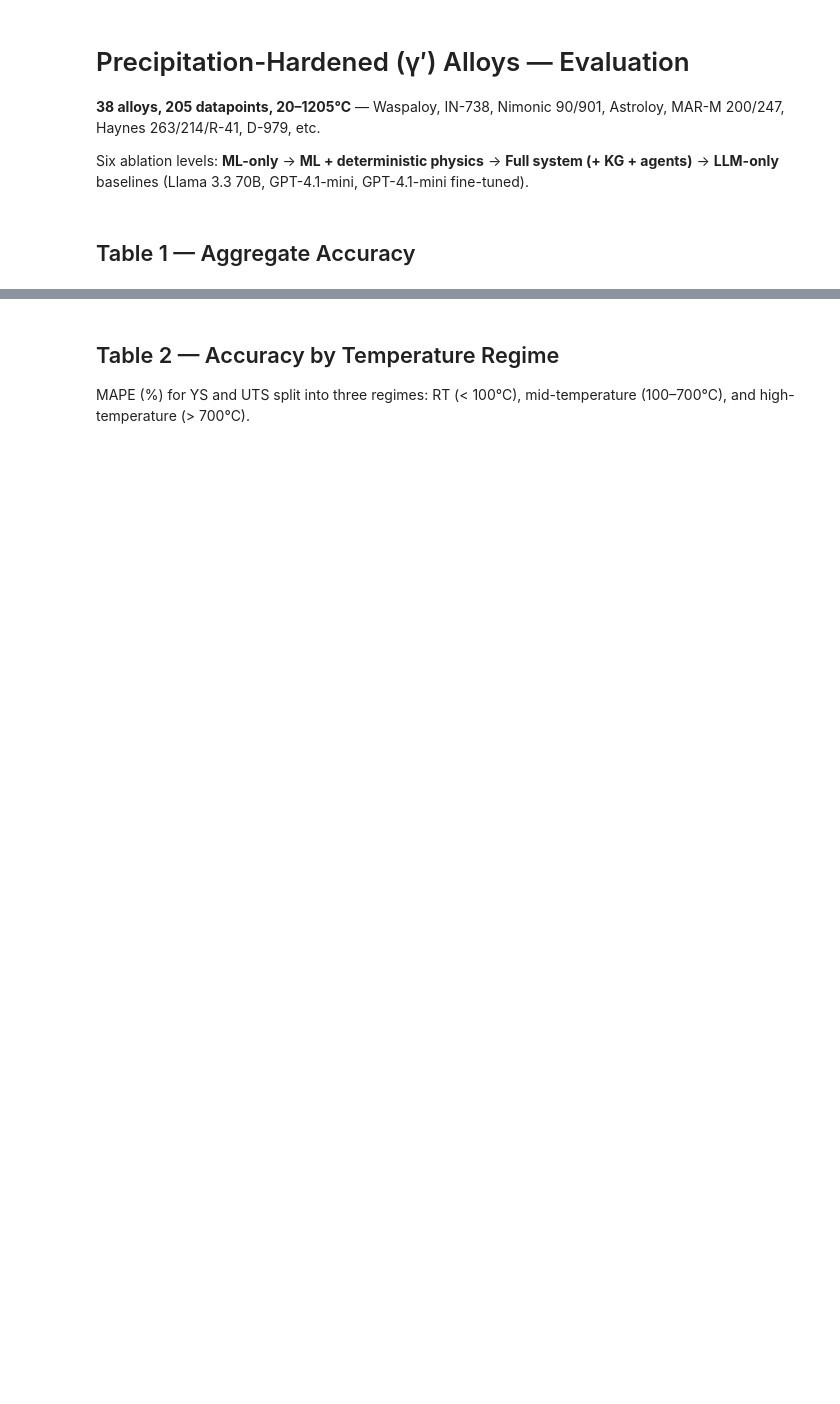
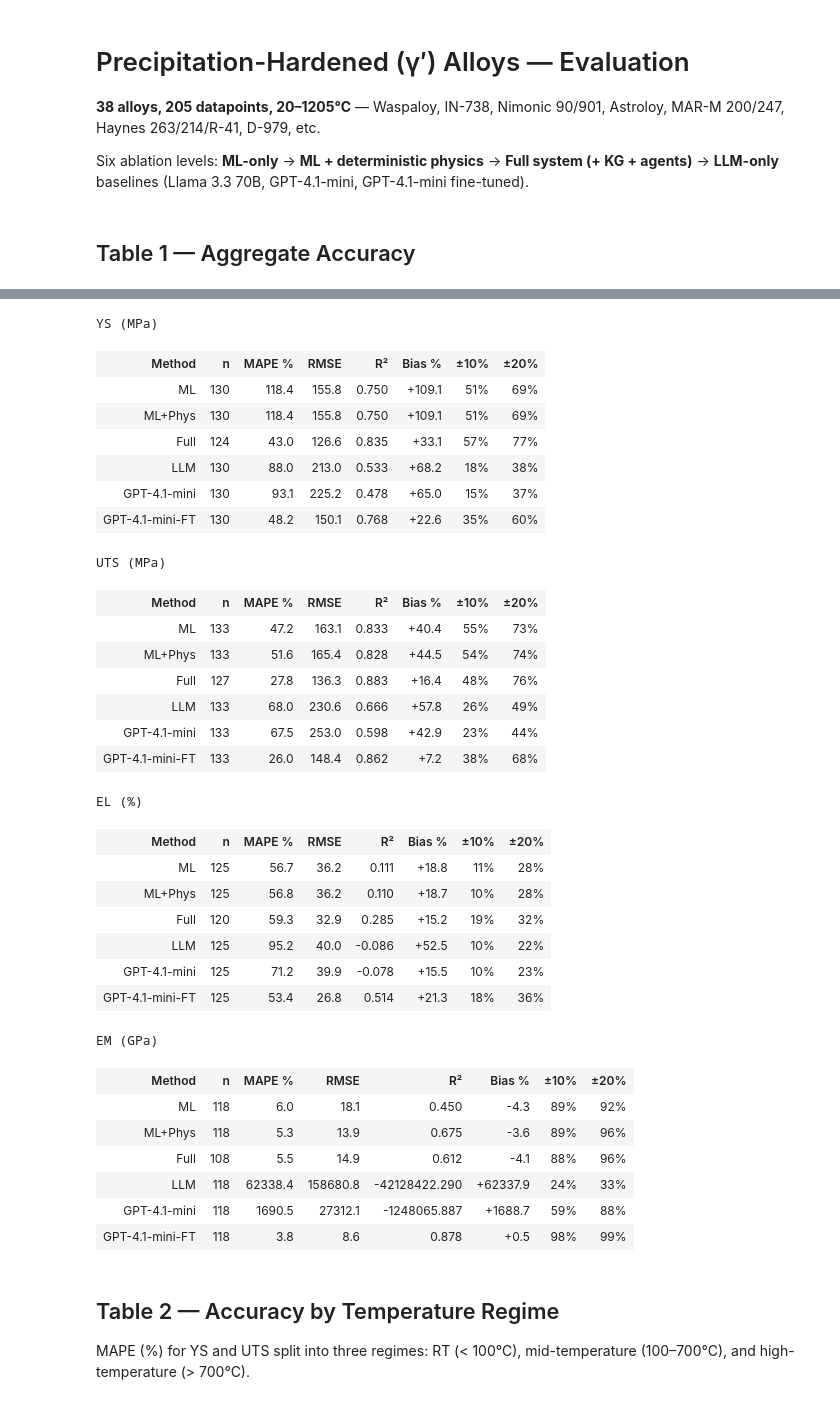
Before and after one commit to AlexLecu/AlloyGraph, a Jupyter notebook: evaluation/prediction/notebooks/01_evaluate_precip.ipynb, the cells around one changed output, grey strips where cells are left out. Drawn from its saved outputs; the diff is of its cells as text; code cells hidden in the pictures; blank space fills up the shorter version.

```diff
--- a/evaluation/prediction/notebooks/01_evaluate_precip.ipynb
+++ b/evaluation/prediction/notebooks/01_evaluate_precip.ipynb
@@ -104,3 +50,83 @@ EM (GPa)
+# %%
+from IPython.display import HTML
+
+rows = []
+for mn, df in METHODS.items():
+    for pc, ac, lbl in PROPS:
+        m = metrics(df, pc, ac)
+        rows.append({**m, 'Method': mn, 'Property': lbl,
+                     '±10%': pct_within(df,pc,ac,10), '±20%': pct_within(df,pc,ac,20)})
+
+tbl = pd.DataFrame(rows)
+
+def build_table_html(sub, columns_spec):
+    """Build an HTML table with inline green background on best values."""
+    HIGHLIGHT = 'background-color:#d4edda;font-weight:bold'
+    html = '<table border="1" style="border-collapse:collapse;text-align:right">\n'
+    html += '<tr><th style="text-align:left">Method</th>'
+    for col, _, _ in columns_spec:
+        html += f'<th style="padding:4px 8px">{col}</th>'
+    html += '</tr>\n'
+    best_map = {}
+    for col, best, _ in columns_spec:
+        if best is None: continue
+        vals = pd.to_numeric(sub[col], errors='coerce')
+        if best == 'min': best_map[col] = vals.idxmin()
+        elif best == 'max': best_map[col] = vals.idxmax()
+        elif best == 'abs_min': best_map[col] = vals.abs().idxmin()
+    for idx in sub.index:
+        html += f'<tr><td style="text-align:left;padding:4px 8px"><b>{idx}</b></td>'
+        for col, best, fmt in columns_spec:
+            val = sub.loc[idx, col]
+            s = fmt.format(val) if pd.notna(val) else '\u2014'
+            is_best = best is not None and idx == best_map.get(col)
+            style = f'{HIGHLIGHT};padding:4px 8px' if is_best else 'padding:4px 8px'
+            html += f'<td style="{style}">{s}</td>'
+        html += '</tr>\n'
+    html += '</table>'
+    return html
+
+for prop in ['YS (MPa)', 'UTS (MPa)', 'EL (%)', 'EM (GPa)']:
+    sub = tbl[tbl['Property']==prop][['Method','n','mape','rmse','r2','bias','±10%','±20%']].copy()
+    sub = sub.set_index('Method')
+    sub.columns = ['n','MAPE %','RMSE','R²','Bias %','±10%','±20%']
+    cols = [('n',None,'{:.0f}'),('MAPE %','min','{:.1f}'),('RMSE','min','{:.1f}'),
+            ('R²','max','{:.3f}'),('Bias %','abs_min','{:+.1f}'),('±10%','max','{:.0f}%'),('±20%','max','{:.0f}%')]
+    print(f"\n{prop}")
+    display(HTML(build_table_html(sub, cols)))
+# %% [output]
+YS (MPa)
+| Method | n | MAPE % | RMSE | R² | Bias % | ±10% | ±20% |
+| ML | 130 | 118.4 | 155.8 | 0.750 | +109.1 | 51% | 69% |
+| ML+Phys | 130 | 118.4 | 155.8 | 0.750 | +109.1 | 51% | 69% |
+| Full | 124 | 43.0 | 126.6 | 0.835 | +33.1 | 57% | 77% |
+| LLM | 130 | 88.0 | 213.0 | 0.533 | +68.2 | 18% | 38% |
+| GPT-4.1-mini | 130 | 93.1 | 225.2 | 0.478 | +65.0 | 15% | 37% |
+| GPT-4.1-mini-FT | 130 | 48.2 | 150.1 | 0.768 | +22.6 | 35% | 60% |
+UTS (MPa)
+| Method | n | MAPE % | RMSE | R² | Bias % | ±10% | ±20% |
+| ML | 133 | 47.2 | 163.1 | 0.833 | +40.4 | 55% | 73% |
+| ML+Phys | 133 | 51.6 | 165.4 | 0.828 | +44.5 | 54% | 74% |
+| Full | 127 | 27.8 | 136.3 | 0.883 | +16.4 | 48% | 76% |
+| LLM | 133 | 68.0 | 230.6 | 0.666 | +57.8 | 26% | 49% |
+| GPT-4.1-mini | 133 | 67.5 | 253.0 | 0.598 | +42.9 | 23% | 44% |
+| GPT-4.1-mini-FT | 133 | 26.0 | 148.4 | 0.862 | +7.2 | 38% | 68% |
+EL (%)
+| Method | n | MAPE % | RMSE | R² | Bias % | ±10% | ±20% |
+| ML | 125 | 56.7 | 36.2 | 0.111 | +18.8 | 11% | 28% |
+| ML+Phys | 125 | 56.8 | 36.2 | 0.110 | +18.7 | 10% | 28% |
+| Full | 120 | 59.3 | 32.9 | 0.285 | +15.2 | 19% | 32% |
+| LLM | 125 | 95.2 | 40.0 | -0.086 | +52.5 | 10% | 22% |
+| GPT-4.1-mini | 125 | 71.2 | 39.9 | -0.078 | +15.5 | 10% | 23% |
+| GPT-4.1-mini-FT | 125 | 53.4 | 26.8 | 0.514 | +21.3 | 18% | 36% |
+EM (GPa)
+| Method | n | MAPE % | RMSE | R² | Bias % | ±10% | ±20% |
+| ML | 118 | 6.0 | 18.1 | 0.450 | -4.3 | 89% | 92% |
+| ML+Phys | 118 | 5.3 | 13.9 | 0.675 | -3.6 | 89% | 96% |
+| Full | 108 | 5.5 | 14.9 | 0.612 | -4.1 | 88% | 96% |
+| LLM | 118 | 62338.4 | 158680.8 | -42128422.290 | +62337.9 | 24% | 33% |
+| GPT-4.1-mini | 118 | 1690.5 | 27312.1 | -1248065.887 | +1688.7 | 59% | 88% |
+| GPT-4.1-mini-FT | 118 | 3.8 | 8.6 | 0.878 | +0.5 | 98% | 99% |
 # %% [markdown]
 ## Table 2 — Accuracy by Temperature Regime
 
```
Also changed, not shown: parts of 2 cells of this notebook, 3 other files.
